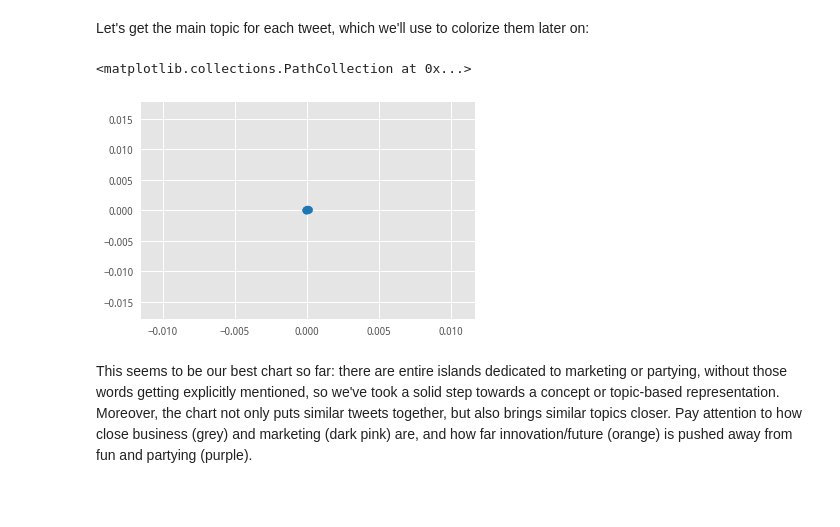
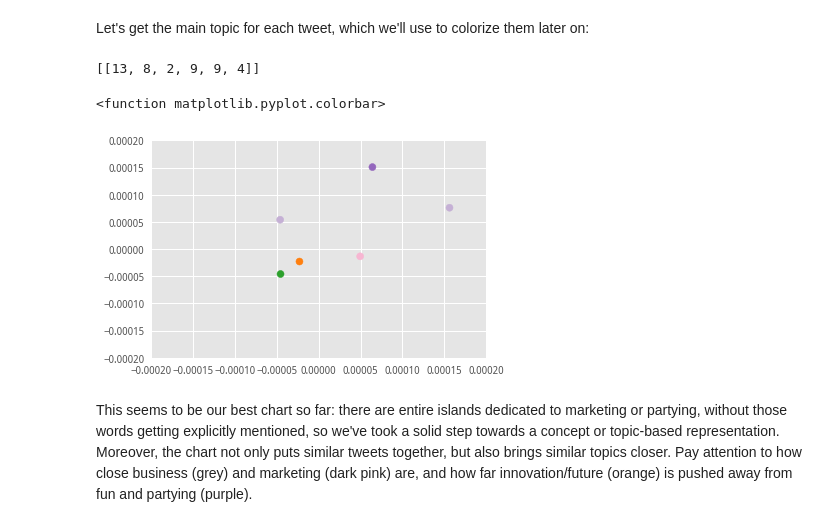
Before and after one commit to josephinemho/Analyzing_Unstructured_Data_for_Finance, a Jupyter notebook: predicting_stock_market_trends_with_Twitter/ipynb/8.2-Latent_Dirichlet_Allocation.ipynb, the cells around one changed output. Saved outputs shown, nothing was run; the diff lists cells and outputs as text; code cells hidden in the pictures; blank space fills up the shorter version.

```diff
--- a/predicting_stock_market_trends_with_Twitter/ipynb/8.2-Latent_Dirichlet_Allocation.ipynb
+++ b/predicting_stock_market_trends_with_Twitter/ipynb/8.2-Latent_Dirichlet_Allocation.ipynb
@@ -259,15 +243,22 @@ for i, tweet in enumerate(X):
+# %%
+lda_keys2
+# %% [output]
+[[13, 8, 2, 9, 9, 4]]
 # %%
 colormap = np.array([
     "#1f77b4", "#aec7e8", "#ff7f0e", "#ffbb78", "#2ca02c",
     "#98df8a", "#d62728", "#ff9896", "#9467bd", "#c5b0d5",
     "#8c564b", "#c49c94", "#e377c2", "#f7b6d2", "#7f7f7f",
     "#c7c7c7", "#bcbd22", "#dbdb8d", "#17becf", "#9edae5"
 ])
 
 plt.scatter(tsne_lda[:,0], tsne_lda[:,1], c=colormap[lda_keys][:10000])
+plt.xlim(-.0002, .0002)
+plt.ylim(-.0002, .0002)
+plt.colorbar
 # %% [output]
-<matplotlib.collections.PathCollection at 0x...>
+<function matplotlib.pyplot.colorbar>
-[figure, old version]
+[figure, new version]
 # %% [markdown]
 This seems to be our best chart so far: there are entire islands dedicated to marketing or partying, without those words getting explicitly mentioned, so we've took a solid step towards a concept or topic-based representation.
 Moreover, the chart not only puts similar tweets together, but also brings similar topics closer. Pay attention to how close business (grey) and marketing (dark pink) are, and how far innovation/future (orange) is pushed away from fun and partying (purple).
```
Also changed, not shown: parts of 4 cells of this notebook, 3 other files.
